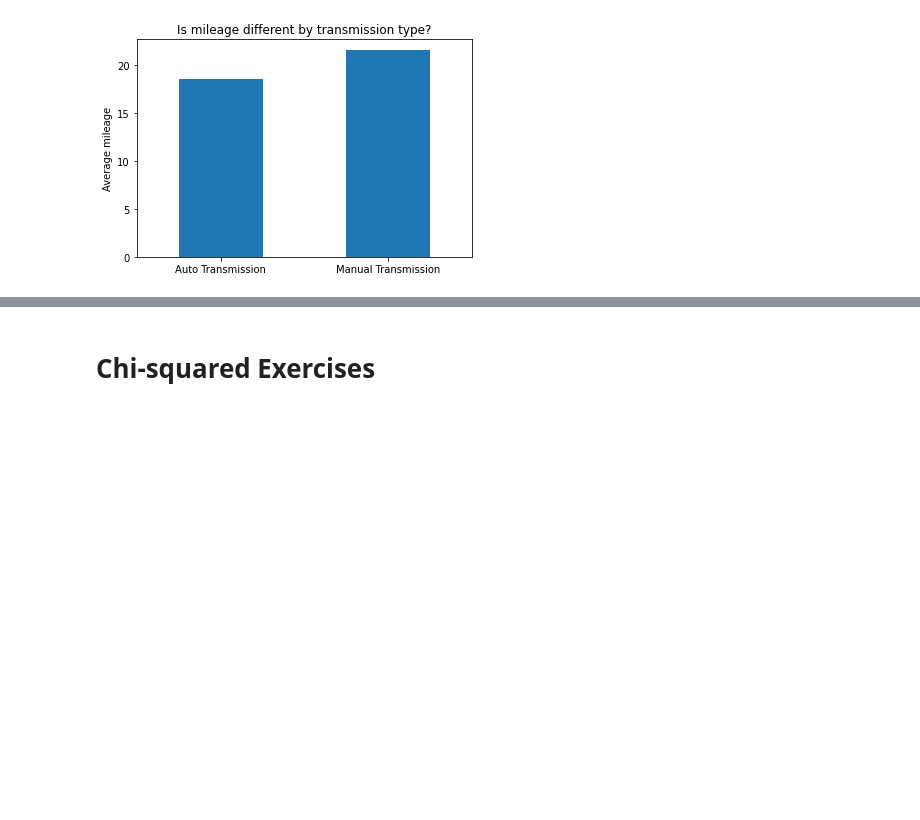
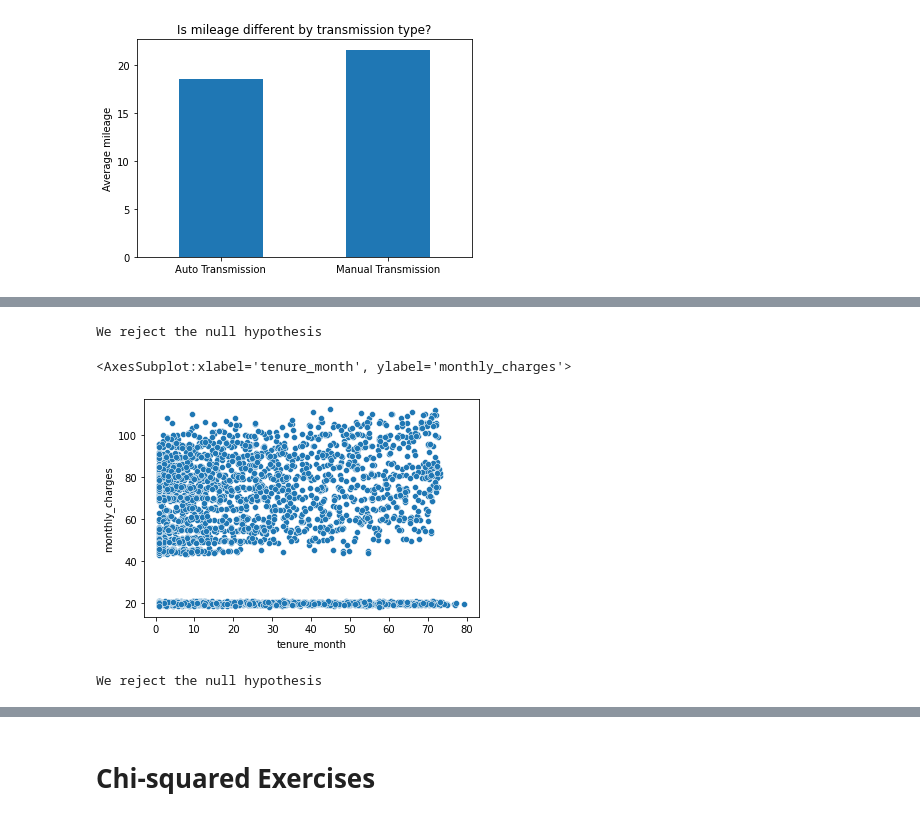
Before and after one commit to Jared-Godar/statistics-exercises, a Jupyter notebook: hypothesis_testing.ipynb, the cells around one changed output, grey strips where cells are left out. Saved outputs shown, nothing was run; the diff lists cells and outputs as text; code cells hidden in the pictures; blank space fills up the shorter version.

```diff
--- a/hypothesis_testing.ipynb
+++ b/hypothesis_testing.ipynb
@@ -372,0 +438,3 @@ Text(0.5, 1.0, 'Is mileage different by transmission type?')
+# %%
+telco_onephone = telco[telco.phone_type=='One Line']
+telco_onephone.head()
@@ -372,0 +486,25 @@ Text(0.5, 1.0, 'Is mileage different by transmission type?')
+# %%
+# One phone -
+
+corr, p = stats.pearsonr(telco_onephone.tenure_month, telco_onephone.total_charges)
+if p < alpha:
+    print("We reject the null hypothesis")
+else:
+    print("We fail to reject the null hypothesis")
+# %% [output]
+We reject the null hypothesis
+# %%
+sns.scatterplot(x="tenure_month", y="monthly_charges", data=telco_onephone)
+# %% [output]
+<AxesSubplot:xlabel='tenure_month', ylabel='monthly_charges'>
+[figure, added]
+# %%
+# 2+ Phones
+
+corr, p = stats.pearsonr(telco_twophone.tenure_month, telco_twophone.total_charges)
+if p < alpha:
+    print("We reject the null hypothesis")
+else:
+    print("We fail to reject the null hypothesis")
+# %% [output]
+We reject the null hypothesis
```
Also changed, not shown: parts of 74 cells of this notebook, 1 other file.
